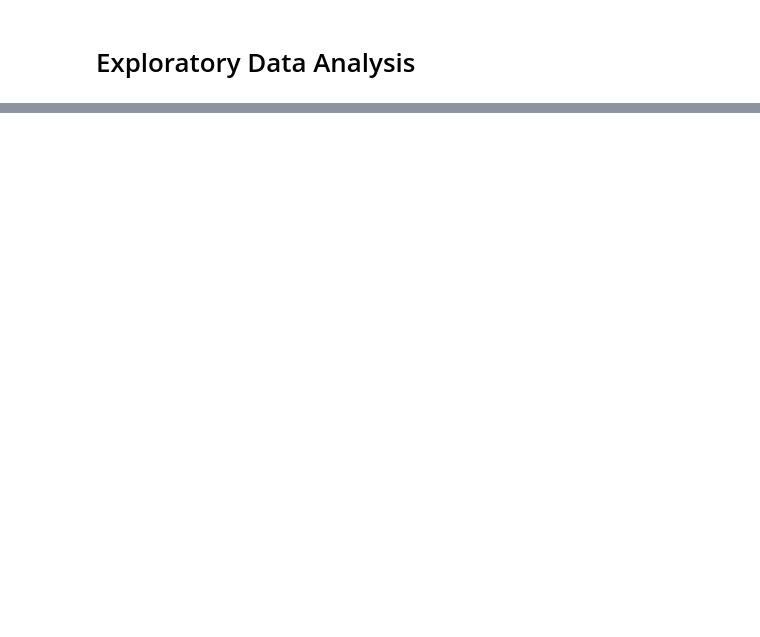
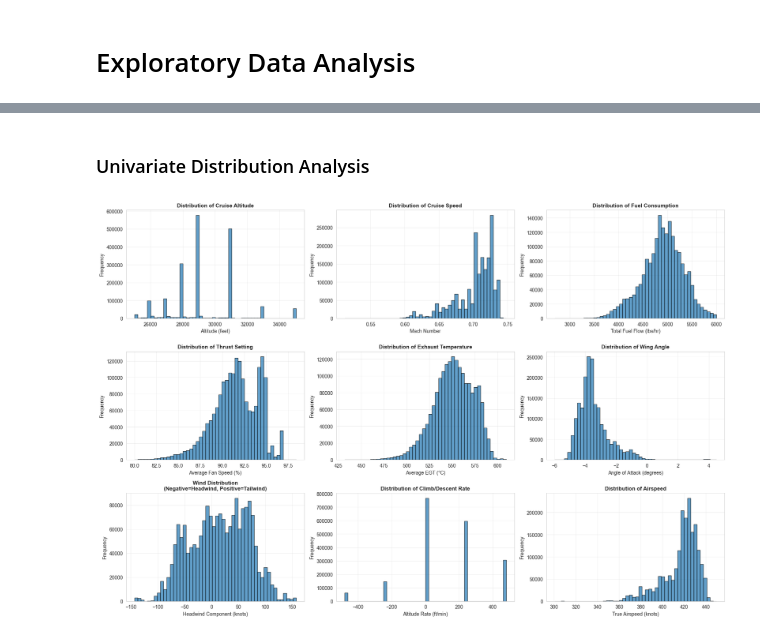
Before and after one commit to dcnguyen060899/data_5100_02_group_project, a Jupyter notebook: code/aviation_optimization_group_project.ipynb, the cells around one changed output, grey strips where cells are left out. Cells and saved outputs as stored; diff of their text form; code cells hidden in the pictures; blank space fills up the shorter version.

Commit message:
Update cleaned_cruise_dataset.csv and notebook

```diff
--- a/code/aviation_optimization_group_project.ipynb
+++ b/code/aviation_optimization_group_project.ipynb
@@ -860,0 +948,2 @@ Headwind cases (negative): 757,187 rows
+# %%
+time_interval_hours = 0.25 / 3600
@@ -862,0 +1100,16 @@ Let's save the final dataset before analysis
+# %%
+# dropping unreliable weight-related variables
+columns_to_drop = ['initial_fuel_lbs', 'remaining_fuel_lbs', 'estimated_weight_lbs']
+cruise_df = cruise_df.drop(columns=columns_to_drop)
+
+# Verify the cleanup
+print("Variables removed from dataset:")
+print(columns_to_drop)
+
+print("\nRetained fuel consumption metric:")
+print(f"  cumulative_fuel_burned: {cruise_df['cumulative_fuel_burned'].min():,.0f} - {cruise_df['cumulative_fuel_burned'].max():,.0f} lbs")
+
+print("\nFinal dataset shape:")
+print(f"  {len(cruise_df):,} rows × {len(cruise_df.columns)} columns")
+print("\nRemaining variables:")
+print(cruise_df.columns.tolist())
@@ -886,0 +1155,40 @@ Run each analysis step in order, save the figures, and note key findings. This w
+# %% [markdown]
+### Univariate Distribution Analysis
+# %%
+import matplotlib.pyplot as plt
+import seaborn as sns
+
+# visualization style
+sns.set_style("whitegrid")
+plt.rcParams['figure.figsize'] = (16, 10)
+
+# initialized comprehensive distribution plot
+fig, axes = plt.subplots(3, 3, figsize=(18, 12))
+
+variables = [
+    ('altitude', 'Altitude (feet)', 'Distribution of Cruise Altitude'),
+    ('mach', 'Mach Number', 'Distribution of Cruise Speed'),
+    ('total_fuel_flow', 'Total Fuel Flow (lbs/hr)', 'Distribution of Fuel Consumption'),
+    ('avg_n1_engine_1', 'Average Fan Speed (%)', 'Distribution of Thrust Setting'),
+    ('avg_egt_engine_1', 'Average EGT (°C)', 'Distribution of Exhaust Temperature'),
+    ('angle_of_attack', 'Angle of Attack (degrees)', 'Distribution of Wing Angle'),
+    ('headwind_component', 'Headwind Component (knots)', 'Wind Distribution\n(Negative=Headwind, Positive=Tailwind)'),
+    ('altitude_rate', 'Altitude Rate (ft/min)', 'Distribution of Climb/Descent Rate'),
+    ('true_airspeed', 'True Airspeed (knots)', 'Distribution of Airspeed')
+]
+
+for idx, (var, xlabel, title) in enumerate(variables):
+    row = idx // 3
+    col = idx % 3
+    ax = axes[row, col]
+
+    cruise_df[var].hist(bins=50, ax=ax, edgecolor='black', alpha=0.7)
+    ax.set_xlabel(xlabel, fontsize=10)
+    ax.set_ylabel('Frequency', fontsize=10)
+    ax.set_title(title, fontsize=11, fontweight='bold')
+    ax.grid(True, alpha=0.3)
+
+plt.tight_layout()
+plt.show()
+# %% [output]
+[figure, added]
```
Also changed, not shown: parts of 15 cells of this notebook, 1 other file.
